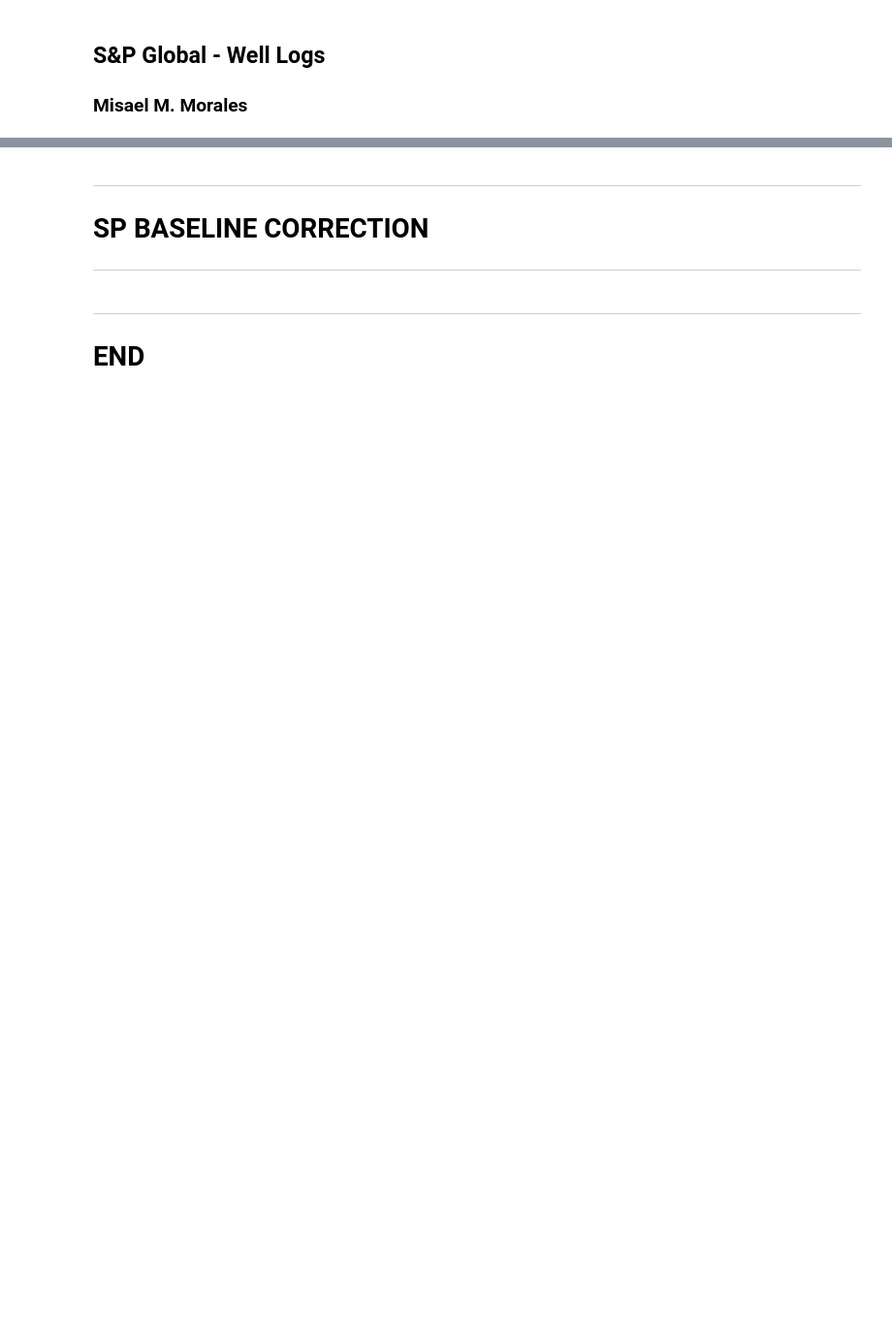
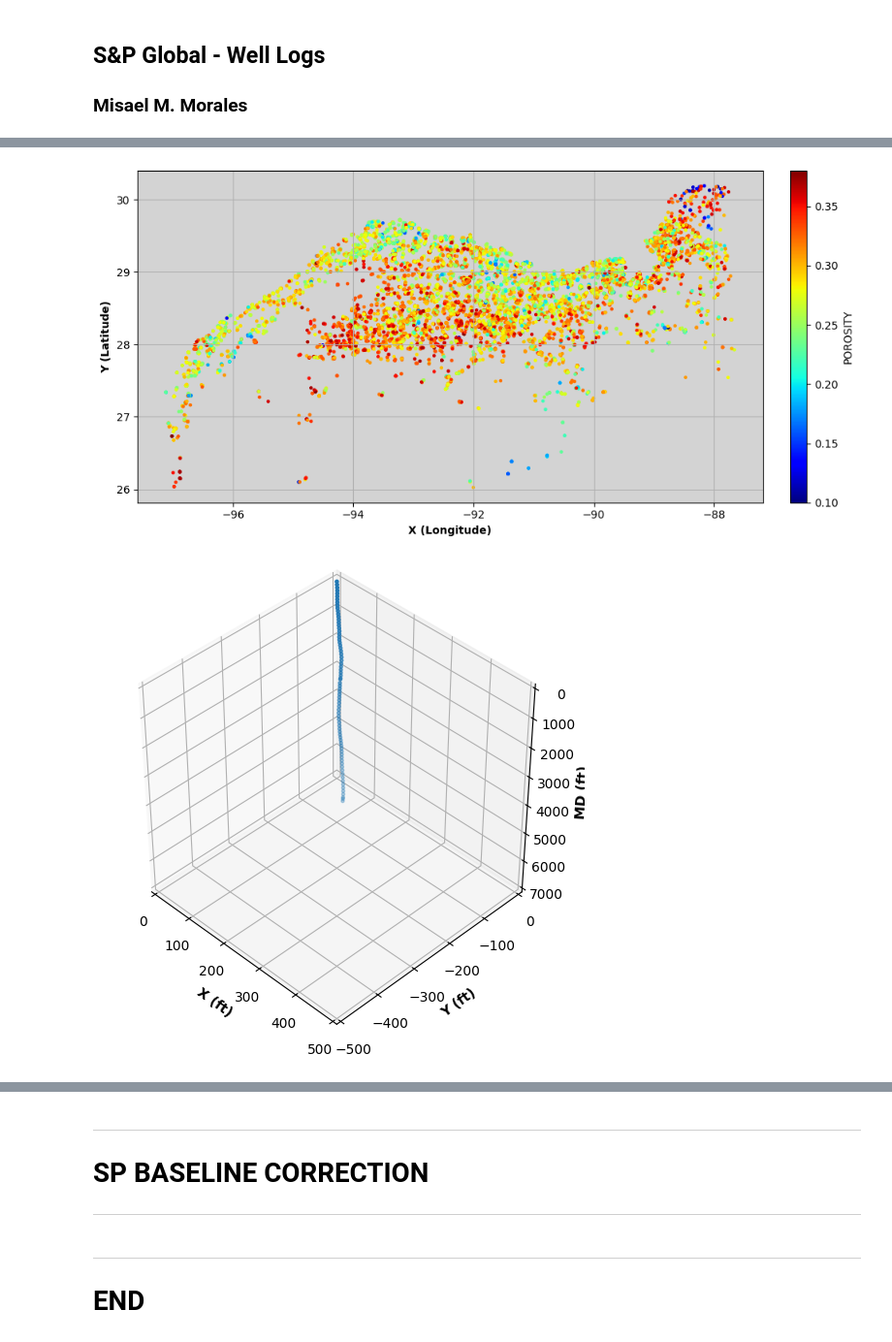
Before and after one commit to misaelmmorales/AutoPetrophysics-GOM-CCS, a Jupyter notebook: sp500_misael.ipynb, the cells around one changed output, grey strips where cells are left out. Shown at 97% size. Drawn from its saved outputs; the diff is of its cells as text; code cells hidden in the pictures; blank space fills up the shorter version.

```diff
--- a/sp500_misael.ipynb
+++ b/sp500_misael.ipynb
@@ -3,3 +3,4 @@
 ### Misael M. Morales
 # %%
 from utils import *
+spl = SPLogAnalysis()
@@ -8,4 +27,8 @@ plot_ccs_sand_wells()
 # %%
+spl.plot_ccs_sand_wells()
+
 survey = pd.read_csv('Data/UT dir surveys/427064023000_DIRSUR_NAD27(USFEET)US-SPC27-EXACT(TX-27SC).TXT',skiprows=3, sep='\s+')
-#survey = pd.read_csv('Data/UT dir surveys/177004037400_DIRSUR_NAD27(USFEET)US-SPC27-EXACT(LA-27S).TXT',skiprows=3, sep='\s+')
-plot_survey(survey)
+spl.plot_survey(survey)
+# %% [output]
+[figure, added]
+[figure, added]
```
Also changed, not shown: parts of 11 cells of this notebook, 1 other file.
